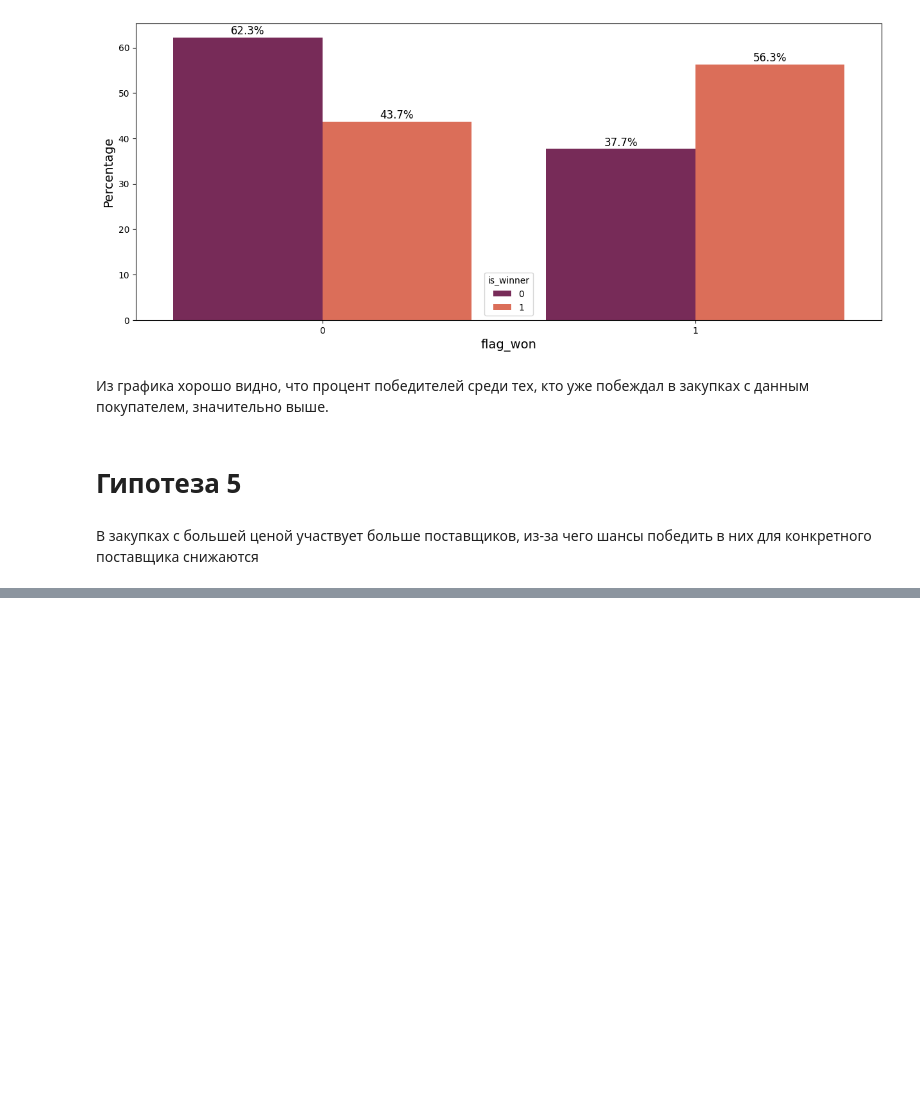
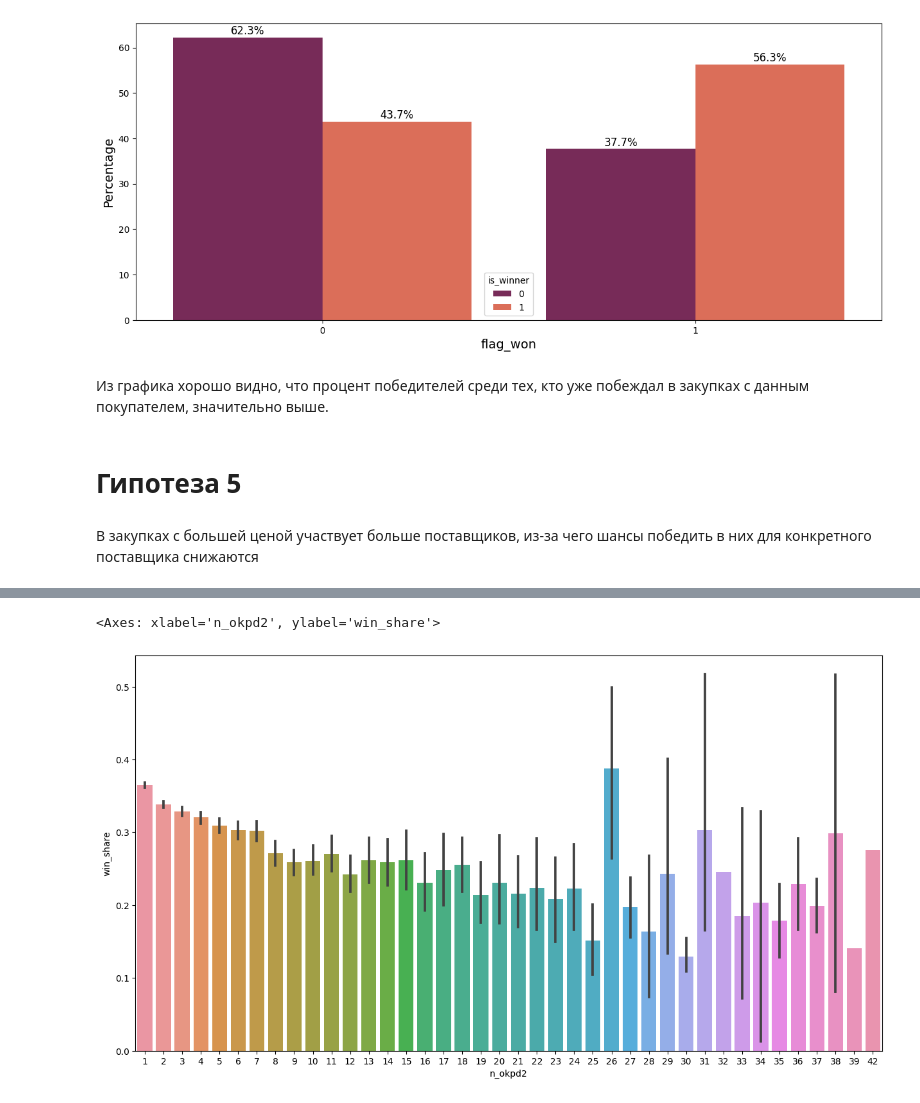
Before and after one commit to Lsdbot/Zakupki, a Jupyter notebook: notebooks/EDA.ipynb, the cells around one changed output, grey strips where cells are left out. Saved outputs shown, nothing was run; the diff lists cells and outputs as text; code cells hidden in the pictures; blank space fills up the shorter version.

```diff
--- a/notebooks/EDA.ipynb
+++ b/notebooks/EDA.ipynb
@@ -489,0 +576,6 @@ sns.barplot(x=df_filtered.n_part, y=df_filtered.price)
+# %%
+fig = plt.figure(figsize=[15,8])
+sns.barplot(x=df_filtered.n_okpd2, y=df_filtered.win_share)
+# %% [output]
+<Axes: xlabel='n_okpd2', ylabel='win_share'>
+[figure, added]
```
Also changed, not shown: parts of 40 cells of this notebook.
